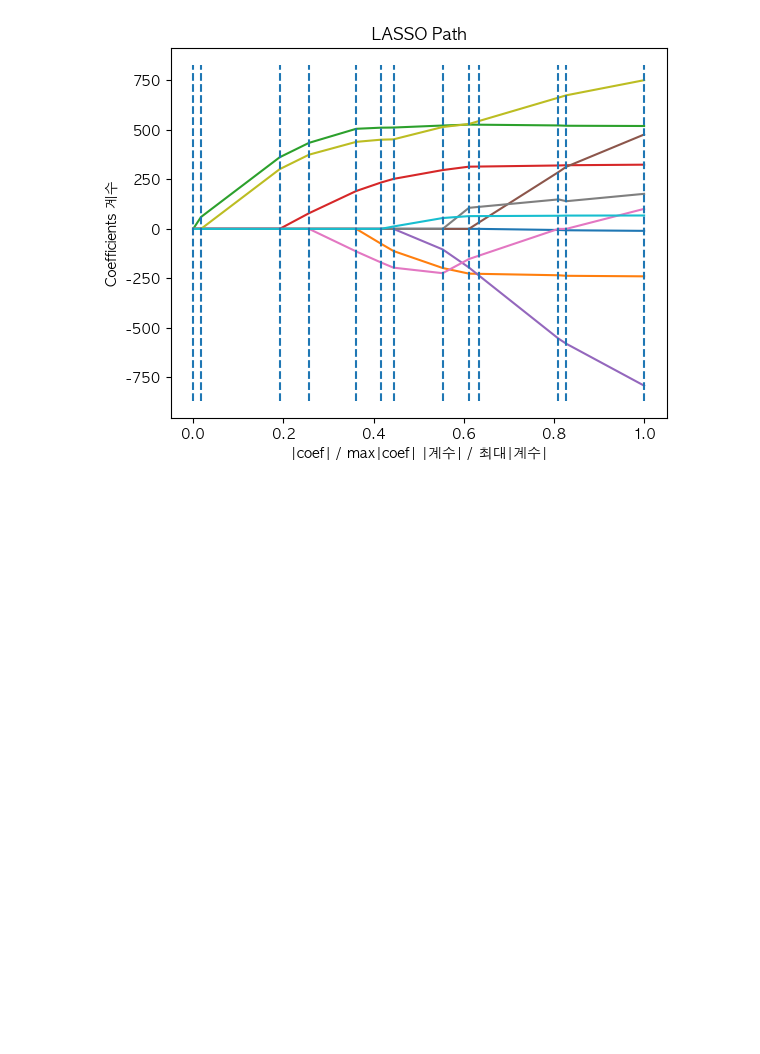
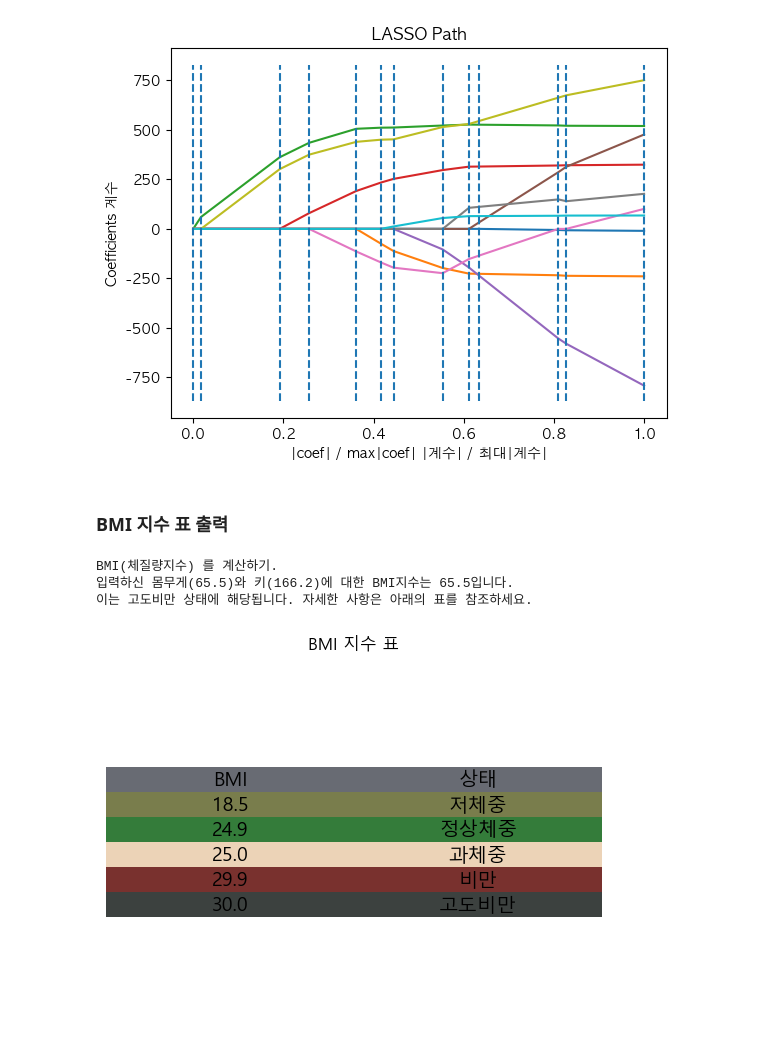
Before and after one commit to CodeTestforSelf/ceatacea, a Jupyter notebook: python/study/Python_Visualization_Basic_matplotlib.ipynb, the cells around one changed output. Cells and saved outputs as stored; diff of their text form; code cells hidden in the pictures; blank space fills up the shorter version.

```diff
--- a/python/study/Python_Visualization_Basic_matplotlib.ipynb
+++ b/python/study/Python_Visualization_Basic_matplotlib.ipynb
@@ -35,8 +35,8 @@ import pandas as pd
 import numpy as np
 
 # Data Visualization
+import matplotlib
 import matplotlib.pyplot as plt
-import matplotlib.font_manager as fm
 import seaborn as sns
 
 # Machine Learning
@@ -44,18 +44,33 @@ from sklearn import linear_model
 from sklearn import datasets
 
 # Display Expand
-pd.set_option('display.max_columns', 60)
+pd.set_option('display.max_columns', 200) # column / default=60
+pd.set_option('display.max_rows', 200)
+# pd.set_option('display.min_rows', 100) # row / default=10
+pd.set_option('display.expand_frame_repr', True)
 
 # Font Settings
-plt.rc('font', family='AppleGothic') # Mac 환경. # ref : https://pinkwink.kr/990
-
+# plt.rc('font', family='AppleGothic') # Mac 환경. # ref : https://pinkwink.kr/990
 # in Google Colab # ref : http://corazzon.github.io/matplotlib_font_setting
 # fm._get_fontconfig_fonts.cache_clear()
 # plt.rcParams['font.family'] = 'NanumGothic' # plt 한글 폰트 적용 # NanumSquare, NanumGothic
 # plt.rcParams['font.size'] = 16 # 기본 폰트 사이즈
 # plt.rcParams['figure.figsize'] = (10, 8) # 기본 figure size
 
-plt.rcParams['axes.unicode_minus'] = False # 마이너스 폰트 깨지는 문제 해결
+from matplotlib import font_manager, rc
+# 한글 깨짐 import platform 이용
+import platform
+if platform.system() == 'Windows':
+# 윈도우인 경우
+    font_name = font_manager.FontProperties(fname="c:/Windows/Fonts/malgun.ttf").get_name()  # 맑음고딕
+    rc('font', family=font_name)
+else:
+# Mac 인 경우
+    rc('font', family='AppleGothic')  # 애플고딕
+
+
+# 마이너스 폰트 깨지는 문제 해결
+plt.rcParams['axes.unicode_minus'] = False
 # %% [markdown]
 ## Matplotlib Basic
 # %%
@@ -83,3 +98,5 @@ plt.show()
 Computing regularization path using the LARS ... 한글 출력 예시
 .
 [figure]
+# %% [markdown]
+### BMI 지수 표 출력
@@ -85,0 +179,7 @@ Computing regularization path using the LARS ... 한글 출력 예시
+# %%
+calBMI()
+# %% [output]
+BMI(체질량지수) 를 계산하기.
+입력하신 몸무게(65.5)와 키(166.2)에 대한 BMI지수는 65.5입니다.
+이는 고도비만 상태에 해당됩니다. 자세한 사항은 아래의 표를 참조하세요.
+[figure, added]
```
Also changed, not shown: parts of 2 cells of this notebook, 5 other files.
